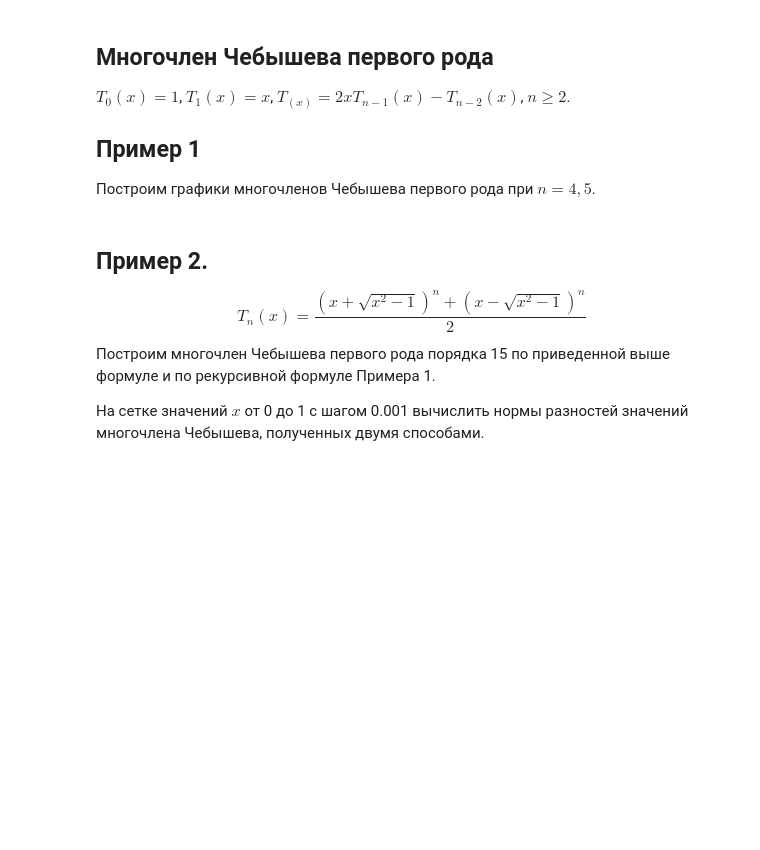
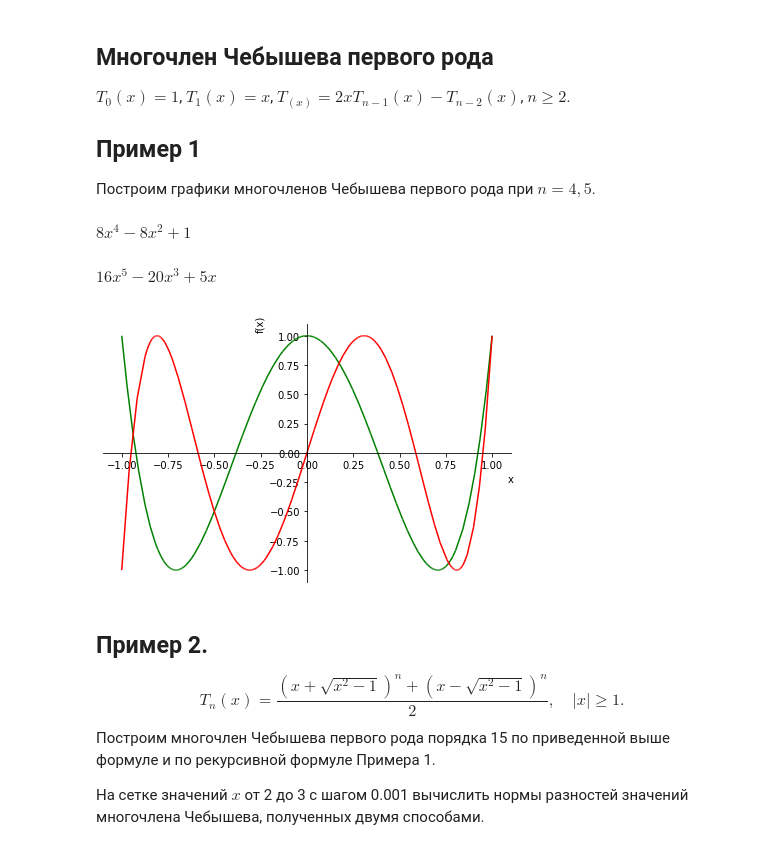
Before and after one commit to GalinaZh/Appl_alg2021, a Jupyter notebook: Applied_Alg_sem_7_Interpolation.ipynb, the cells around one changed output. Saved outputs shown, nothing was run; the diff lists cells and outputs as text; code cells hidden in the pictures; blank space fills up the shorter version.

```diff
--- a/Applied_Alg_sem_7_Interpolation.ipynb
+++ b/Applied_Alg_sem_7_Interpolation.ipynb
@@ -52,11 +44,28 @@ https://numpy.org/doc/stable/reference/generated/numpy.linalg.norm.html
 $T_0(x) = 1$, $T_1(x) = x$, $T_(x) = 2xT_{n - 1}(x) - T_{n - 2}(x)$, $n\ge 2$.
 ## Пример 1
 Построим графики многочленов Чебышева первого рода при $n = 4, 5$.
+# %%
+x = S('x')
+def T(n, x):
+  if n == 0:
+    return 1
+  if n == 1:
+    return x
+  return sympy.expand(sympy.simplify(2*x*T(n - 1, x) - T(n - 2, x)))
+
+display(T(4, x), T(5, x))
+p = sympy.plot(T(4, x), (x, -1, 1), line_color='green', show=False)
+p.extend(sympy.plot(T(5, x), (x, -1, 1), line_color='red', show=False))
+p.show()
+# %% [output]
+$\displaystyle 8 x^{4} - 8 x^{2} + 1$
+$\displaystyle 16 x^{5} - 20 x^{3} + 5 x$
+[figure, added]
 # %% [markdown]
 ## Пример 2.
 $$
-T_n(x) = \frac{(x + \sqrt{x^2 - 1})^n + (x - \sqrt{x^2 - 1})^n}{2}
+T_n(x) = \frac{(x + \sqrt{x^2 - 1})^n + (x - \sqrt{x^2 - 1})^n}{2}, \quad |x| \ge 1.
 $$
 Построим многочлен Чебышева первого рода порядка 15 по приведенной выше формуле и по рекурсивной формуле Примера 1.
 
-На сетке значений $x$ от 0 до 1 с шагом 0.001 вычислить нормы разностей значений многочлена Чебышева, полученных двумя способами.
+На сетке значений $x$ от 2 до 3 с шагом 0.001 вычислить нормы разностей значений многочлена Чебышева, полученных двумя способами.
```
Also changed, not shown: parts of 24 cells of this notebook.
